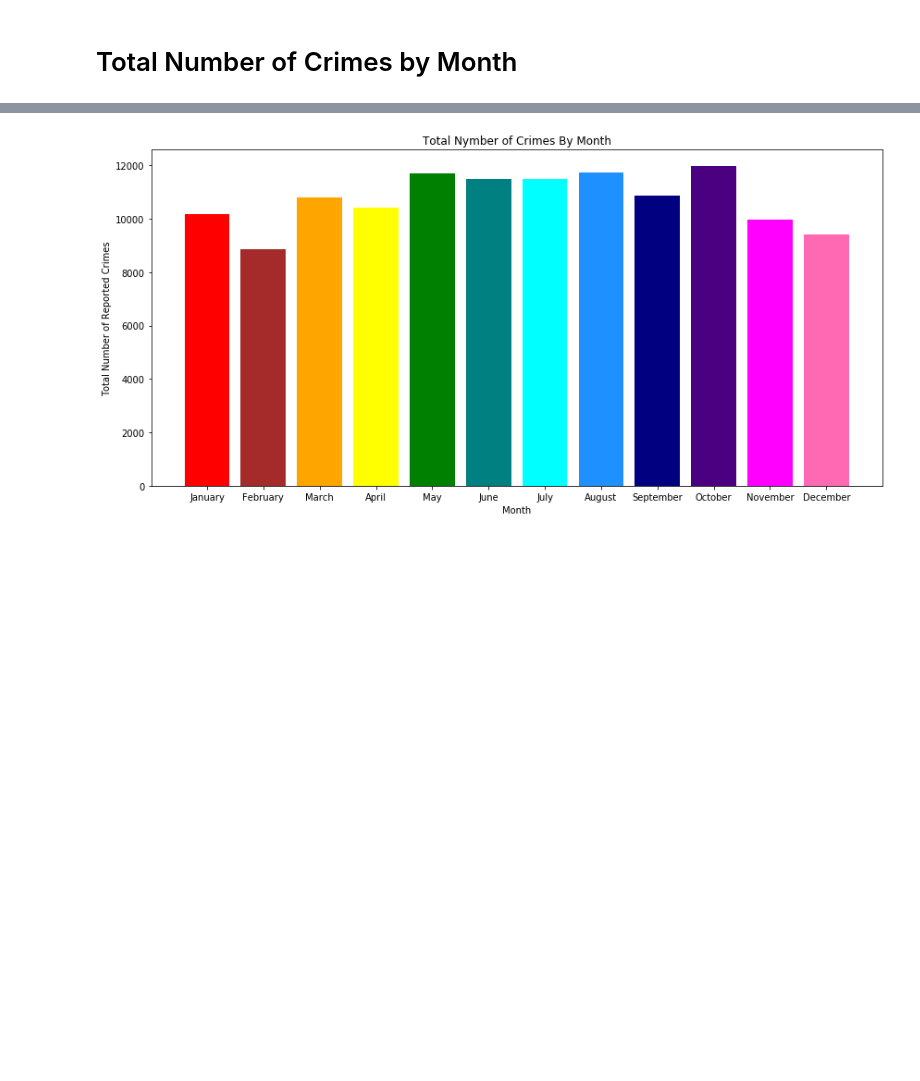
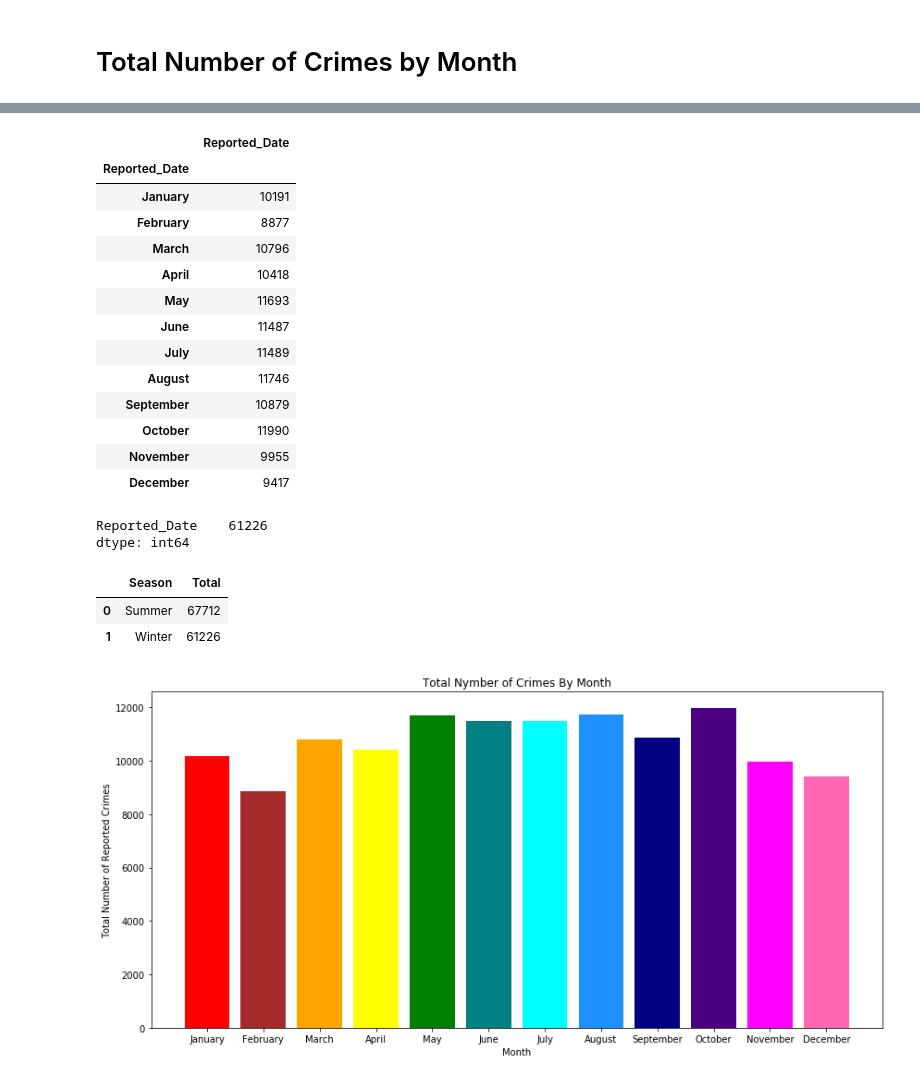
Before and after one commit to kanskris/kansas_crime_2018, a Jupyter notebook: Laylaa- Monthly Analysis.ipynb, the cells around one changed output, grey strips where cells are left out. Saved outputs shown, nothing was run; the diff lists cells and outputs as text; code cells hidden in the pictures; blank space fills up the shorter version.

```diff
--- a/Laylaa- Monthly Analysis.ipynb
+++ b/Laylaa- Monthly Analysis.ipynb
@@ -26,10 +42,43 @@ totalByMonth_df = pd.DataFrame(totalByMonth)
 # %%
 #sorting the dataframe to list the results in sorted manner,
 #got the code from https://stackoverflow.com/questions/40816144/pandas-series-sort-by-month-index
 months = ['January', 'February', 'March', 'April', 'May', 'June', 'July', 'August', 'September', 'October',
          'November', 'December']
 totalByMonth_df.index = pd.CategoricalIndex(totalByMonth_df.index, categories=months, ordered=True)
 totalByMonth_df = totalByMonth_df.sort_index()
+totalByMonth_df
+# %% [output]
+|  | Reported_Date |
+| Reported_Date |  |
+| January | 10191 |
+| February | 8877 |
+| March | 10796 |
+| April | 10418 |
+| May | 11693 |
+| June | 11487 |
+| July | 11489 |
+| August | 11746 |
+| September | 10879 |
+| October | 11990 |
+| November | 9955 |
+| December | 9417 |
+# %%
+summ = ['April', 'May','June','July','August', 'September']
+wint = ['October', 'November', 'December', 'January', 'February', 'March']
+summer = totalByMonth_df.loc[summ, :].sum()
+winter = totalByMonth_df.loc[wint, :].sum()
+winter
+# %% [output]
+Reported_Date    61226
+dtype: int64
+# %%
+season = pd.DataFrame({'Season': ['Summer', 'Winter'],
+                      'Total' : [summer.get(key='Reported_Date'), winter.get(key='Reported_Date')]})
+season
+# %% [output]
+|  | Season | Total |
+| 0 | Summer | 67712 |
+| 1 | Winter | 61226 |
 # %%
 #Creating the plot to represent the data
 colors =['red', 'brown', 'orange', 'yellow', 'green', 'teal', 'cyan', 'dodgerblue', 'navy', 'indigo', 'magenta','hotpink']
```
Also changed, not shown: parts of 8 cells of this notebook.
